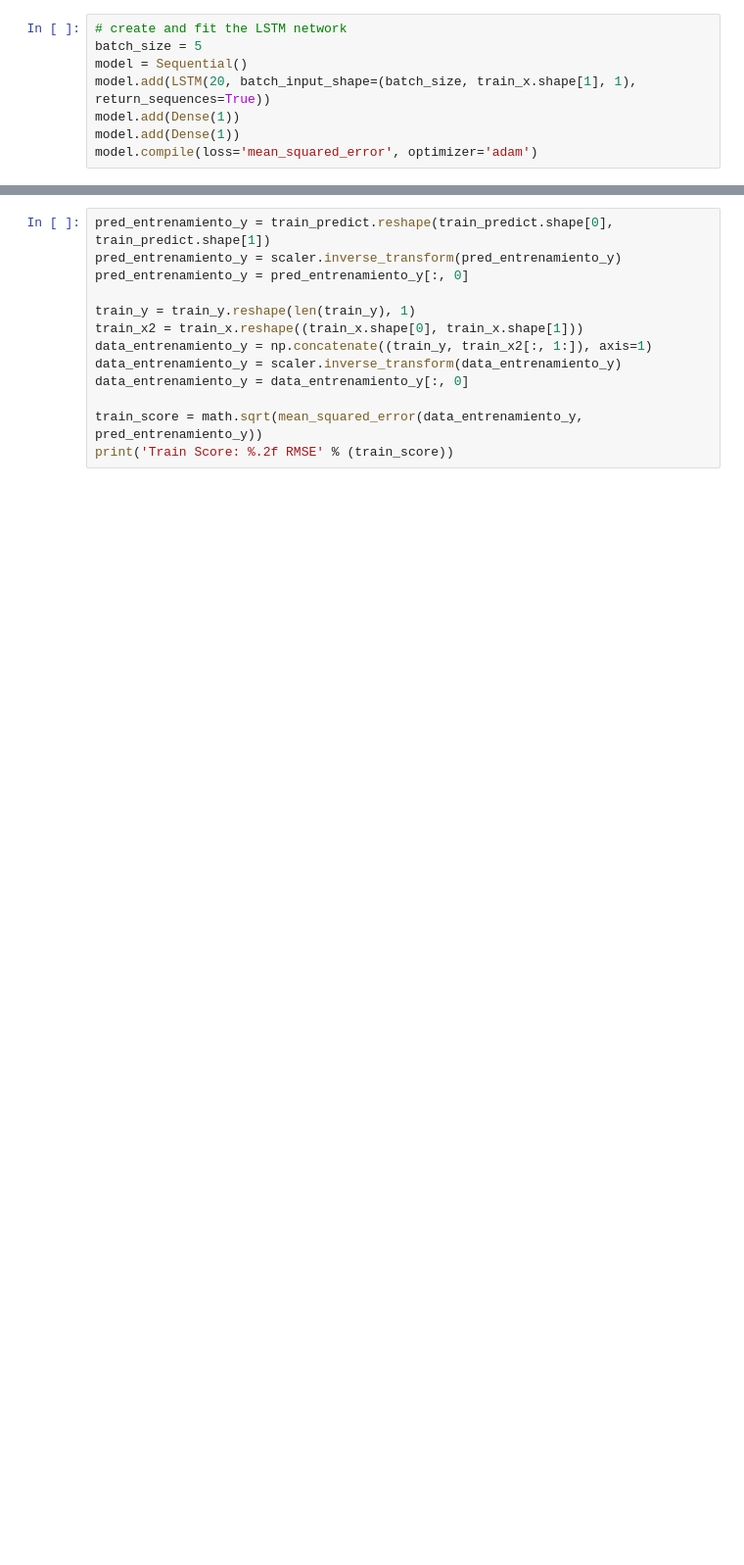
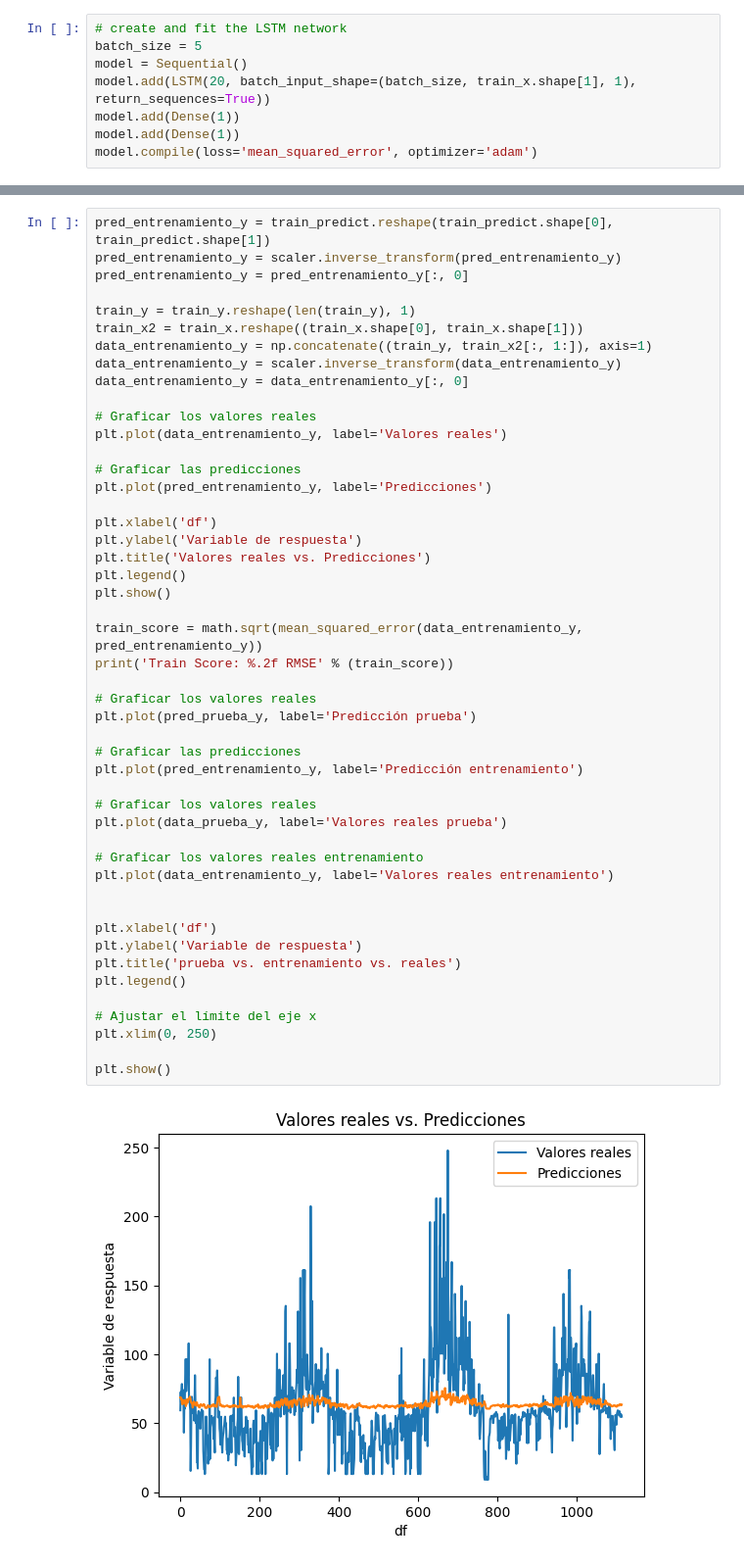
Before and after one commit to jnramirezm/Prediccion_ICA, a Jupyter notebook: Prediccion_ICA.ipynb, the cells around one changed output, grey strips where cells are left out. Shown at 98% size. Drawn from its saved outputs; the diff is of its cells as text; blank space fills up the shorter version.

```diff
--- a/Prediccion_ICA.ipynb
+++ b/Prediccion_ICA.ipynb
@@ -445,14 +482,50 @@ Test Score: 36.96 RMSE
 # %%
 pred_entrenamiento_y = train_predict.reshape(train_predict.shape[0], train_predict.shape[1])
 pred_entrenamiento_y = scaler.inverse_transform(pred_entrenamiento_y)
 pred_entrenamiento_y = pred_entrenamiento_y[:, 0]
 
 train_y = train_y.reshape(len(train_y), 1)
 train_x2 = train_x.reshape((train_x.shape[0], train_x.shape[1]))
 data_entrenamiento_y = np.concatenate((train_y, train_x2[:, 1:]), axis=1)
 data_entrenamiento_y = scaler.inverse_transform(data_entrenamiento_y)
 data_entrenamiento_y = data_entrenamiento_y[:, 0]
 
+# Graficar los valores reales
+plt.plot(data_entrenamiento_y, label='Valores reales')
+
+# Graficar las predicciones
+plt.plot(pred_entrenamiento_y, label='Predicciones')
+
+plt.xlabel('df')
+plt.ylabel('Variable de respuesta')
+plt.title('Valores reales vs. Predicciones')
+plt.legend()
+plt.show()
+
 train_score = math.sqrt(mean_squared_error(data_entrenamiento_y, pred_entrenamiento_y))
 print('Train Score: %.2f RMSE' % (train_score))
+
+# Graficar los valores reales
+plt.plot(pred_prueba_y, label='Predicción prueba')
+
+# Graficar las predicciones
+plt.plot(pred_entrenamiento_y, label='Predicción entrenamiento')
+
+# Graficar los valores reales
+plt.plot(data_prueba_y, label='Valores reales prueba')
+
+# Graficar los valores reales entrenamiento
+plt.plot(data_entrenamiento_y, label='Valores reales entrenamiento')
+
+
+plt.xlabel('df')
+plt.ylabel('Variable de respuesta')
+plt.title('prueba vs. entrenamiento vs. reales')
+plt.legend()
+
+# Ajustar el límite del eje x
+plt.xlim(0, 250)
+
+plt.show()
 # %% [output]
+[figure, added]
```
Also changed, not shown: parts of 6 cells of this notebook.
